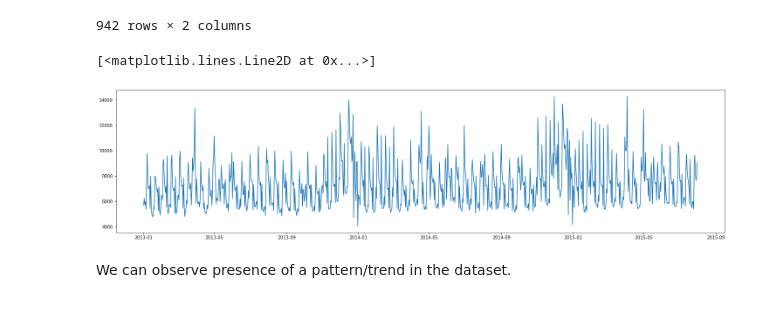
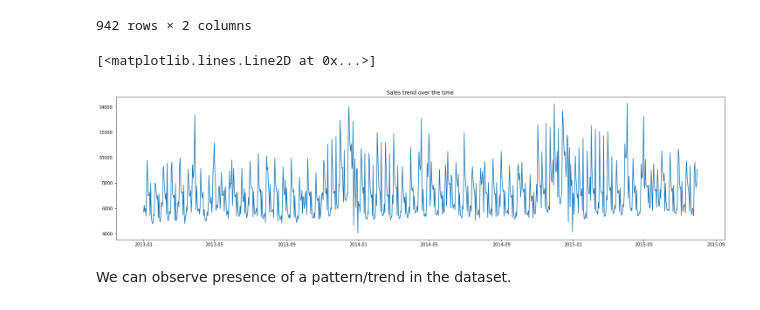
Before and after one commit to cpvivek/Rossman-Sales-Prediction-Machine-Learning-Regression-Model, a Jupyter notebook: Rossmann_Sales_Prediction_Capstone_Project_Vivek_CP.ipynb, the cells around one changed output. Drawn from its saved outputs; the diff is of its cells as text; code cells hidden in the pictures.

```diff
--- a/Rossmann_Sales_Prediction_Capstone_Project_Vivek_CP.ipynb
+++ b/Rossmann_Sales_Prediction_Capstone_Project_Vivek_CP.ipynb
@@ -1660,10 +1678,11 @@ daily_sales_df
 # %%
 #let's plot the average sales over the time
 plt.figure(figsize=(25,6))
+plt.title('Sales trend over the time')
 plt.plot(daily_sales_df.ds,daily_sales_df.y)
 # %% [output]
 [<matplotlib.lines.Line2D at 0x...>]
-[figure, old version]
+[figure, new version]
 # %% [markdown]
 We can observe presence of a pattern/trend in the dataset.
 # %%
```
Also changed, not shown: parts of 4 cells of this notebook.
